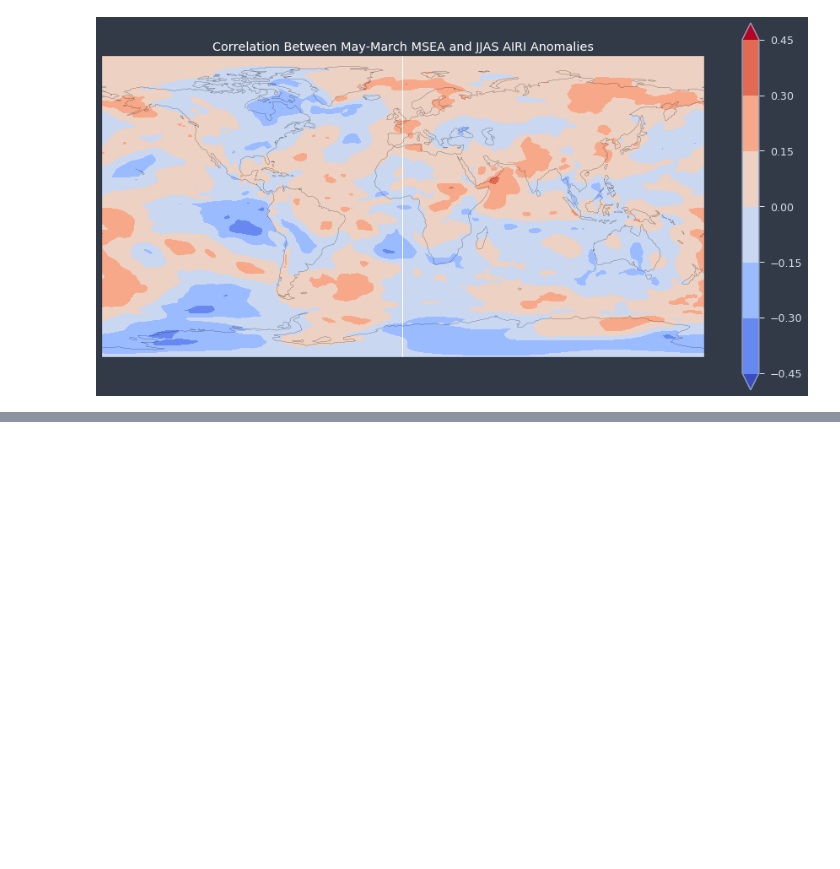
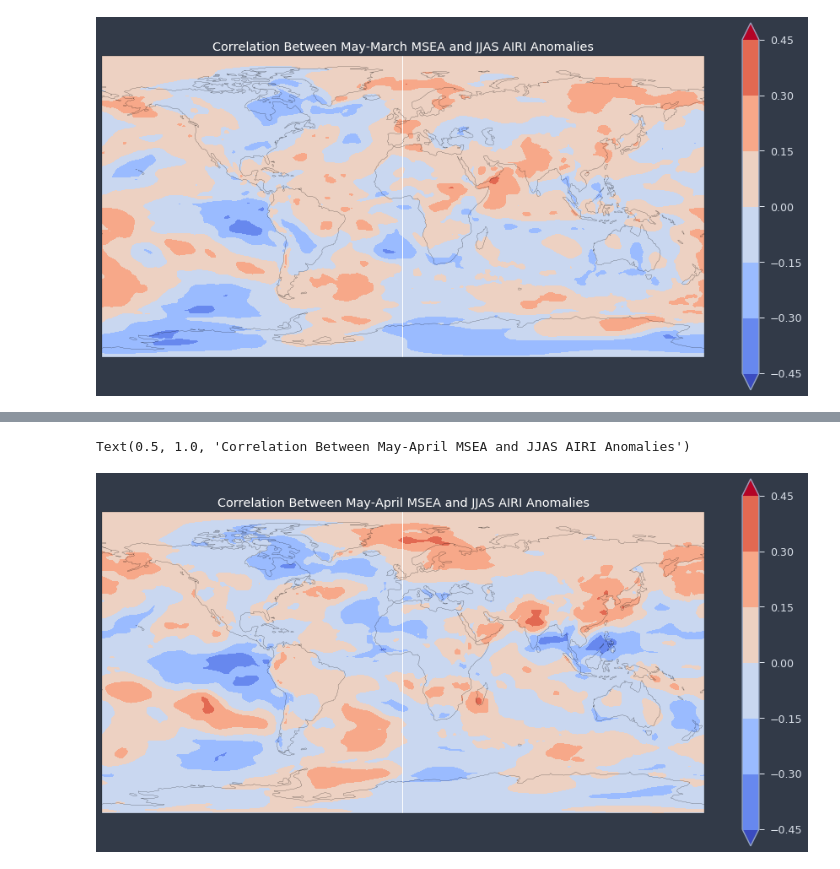
Before and after one commit to medhap02/AllIndiaRainfall, a Jupyter notebook: src/MSEcorrelationsRandom25Removed.ipynb, the cells around one changed output, grey strips where cells are left out. Saved outputs shown, nothing was run; the diff lists cells and outputs as text; code cells hidden in the pictures; blank space fills up the shorter version.

```diff
--- a/src/MSEcorrelationsRandom25Removed.ipynb
+++ b/src/MSEcorrelationsRandom25Removed.ipynb
@@ -383,2 +434,11 @@ ValueError: indexes along dimension 'time' are not equal
+# %%
+mse_may_apr_r = correlation(msea_may_apr,precipa_jjas,dims='time')
+ax = plt.axes(projection=ccrs.PlateCarree())
+mse_may_apr_r.plot.contourf(cmap='coolwarm', extend='both')
+ax.coastlines()
+plt.title('Correlation Between May-April MSEA and JJAS AIRI Anomalies', color = 'white')
+# %% [output]
+Text(0.5, 1.0, 'Correlation Between May-April MSEA and JJAS AIRI Anomalies')
+[figure, added]
 # %%
 # Copyright (c) 2020 Medha Palavalli.
```
Also changed, not shown: parts of 7 cells of this notebook.
